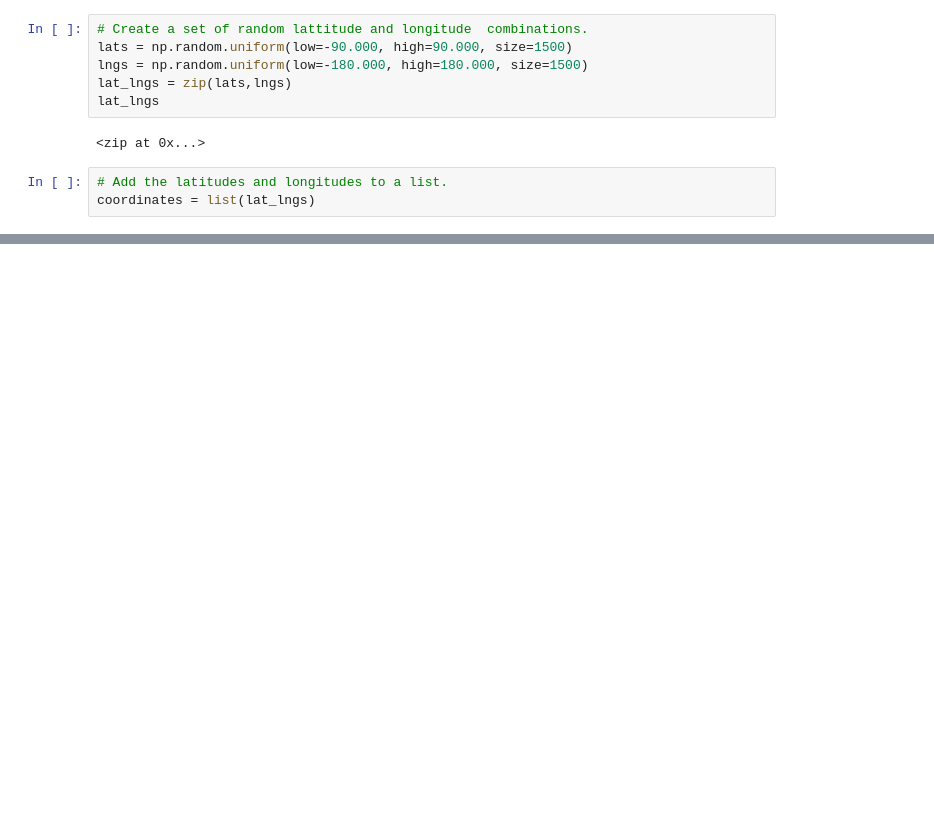
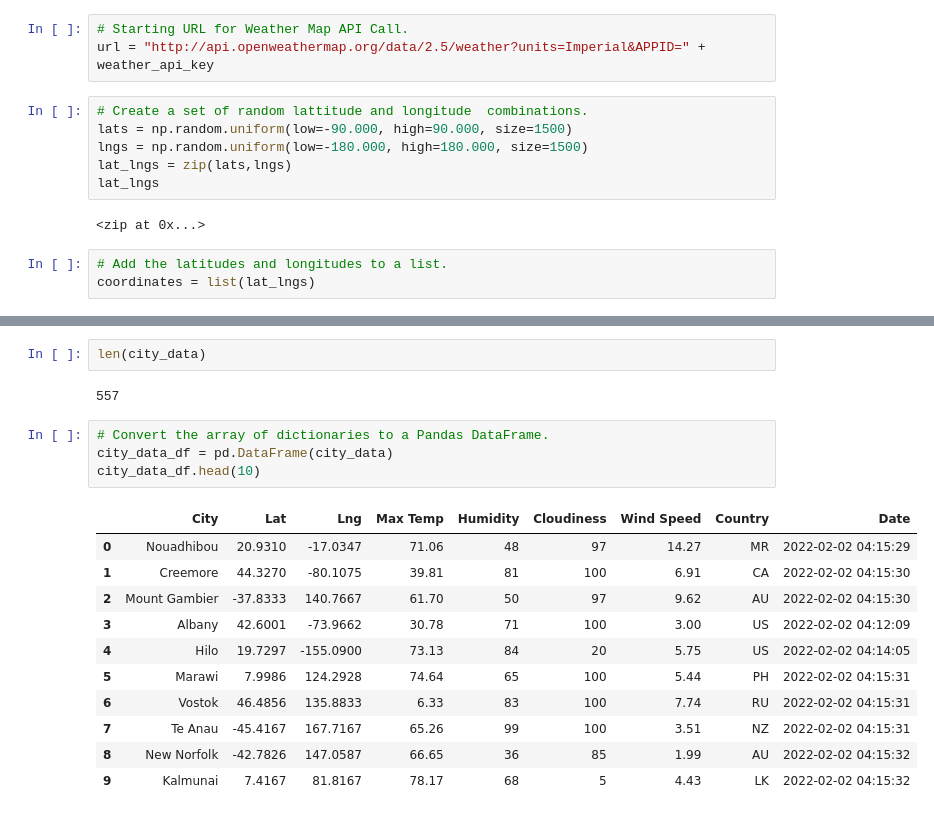
Before and after one commit to kritika2604/World_Weather_Analysis, a Jupyter notebook: WeatherPy.ipynb, the cells around one changed output, grey strips where cells are left out. Saved outputs shown, nothing was run; the diff lists cells and outputs as text; blank space fills up the shorter version.

```diff
--- a/WeatherPy.ipynb
+++ b/WeatherPy.ipynb
@@ -11,3 +19,6 @@ from citipy import citipy
+# %%
+# Starting URL for Weather Map API Call.
+url = "http://api.openweathermap.org/data/2.5/weather?units=Imperial&APPID=" + weather_api_key
 # %%
 # Create a set of random lattitude and longitude  combinations.
 lats = np.random.uniform(low=-90.000, high=90.000, size=1500)
@@ -37,0 +131,20 @@ len(cities)
+# %%
+len(city_data)
+# %% [output]
+557
+# %%
+# Convert the array of dictionaries to a Pandas DataFrame.
+city_data_df = pd.DataFrame(city_data)
+city_data_df.head(10)
+# %% [output]
+|  | City | Lat | Lng | Max Temp | Humidity | Cloudiness | Wind Speed | Country | Date |
+| 0 | Nouadhibou | 20.9310 | -17.0347 | 71.06 | 48 | 97 | 14.27 | MR | 2022-02-02 04:15:29 |
+| 1 | Creemore | 44.3270 | -80.1075 | 39.81 | 81 | 100 | 6.91 | CA | 2022-02-02 04:15:30 |
+| 2 | Mount Gambier | -37.8333 | 140.7667 | 61.70 | 50 | 97 | 9.62 | AU | 2022-02-02 04:15:30 |
+| 3 | Albany | 42.6001 | -73.9662 | 30.78 | 71 | 100 | 3.00 | US | 2022-02-02 04:12:09 |
+| 4 | Hilo | 19.7297 | -155.0900 | 73.13 | 84 | 20 | 5.75 | US | 2022-02-02 04:14:05 |
+| 5 | Marawi | 7.9986 | 124.2928 | 74.64 | 65 | 100 | 5.44 | PH | 2022-02-02 04:15:31 |
+| 6 | Vostok | 46.4856 | 135.8833 | 6.33 | 83 | 100 | 7.74 | RU | 2022-02-02 04:15:31 |
+| 7 | Te Anau | -45.4167 | 167.7167 | 65.26 | 99 | 100 | 3.51 | NZ | 2022-02-02 04:15:31 |
+| 8 | New Norfolk | -42.7826 | 147.0587 | 66.65 | 36 | 85 | 1.99 | AU | 2022-02-02 04:15:32 |
+| 9 | Kalmunai | 7.4167 | 81.8167 | 78.17 | 68 | 5 | 4.43 | LK | 2022-02-02 04:15:32 |
```
Also changed, not shown: parts of 5 cells of this notebook.
